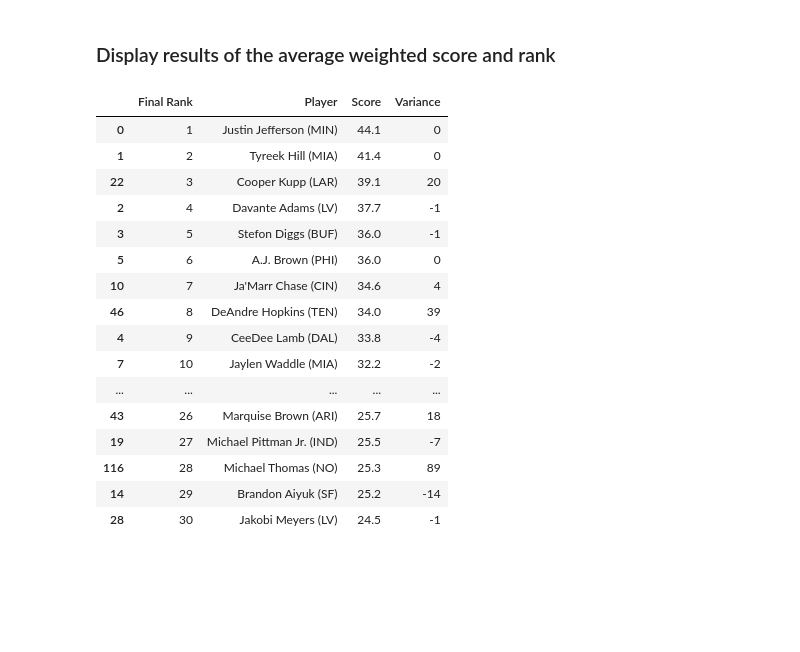
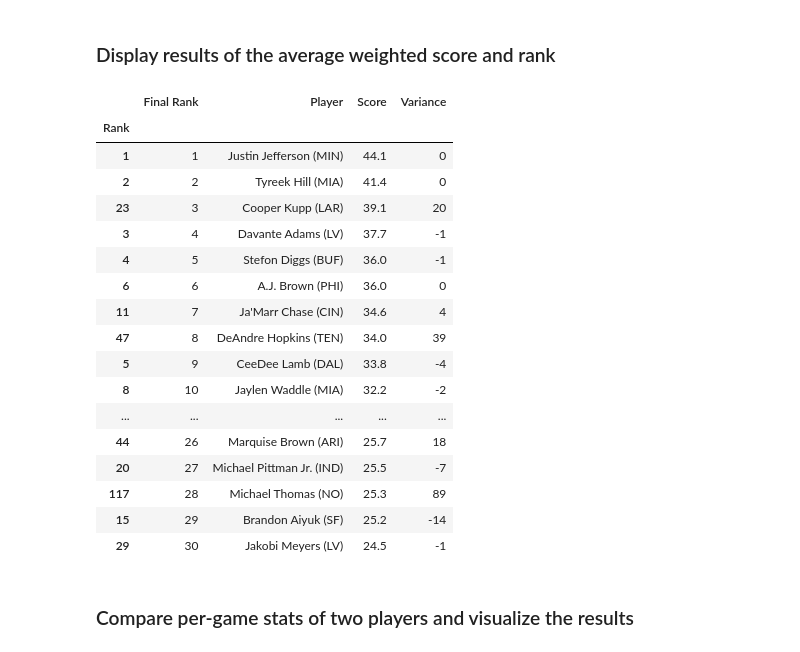
Before and after one commit to meltangonan/fantasy-football, a Jupyter notebook: WR Model.ipynb, the cells around one changed output. Drawn from its saved outputs; the diff is of its cells as text; code cells hidden in the pictures; blank space fills up the shorter version.

```diff
--- a/WR Model.ipynb
+++ b/WR Model.ipynb
@@ -278,23 +279,27 @@ df['Variance'] = df['Rank'] - df['Final Rank']
 ### Display results of the average weighted score and rank
 # %%
 # Display the results for the select columns
-df[['Final Rank', 'Player', 'Score', 'Variance']]\
-    .sort_values(by='Final Rank', ascending=True).head(30)
+analysis = df[['Rank', 'Final Rank', 'Player', 'Score', 'Variance']]
+analysis.set_index('Rank', inplace=True)
+analysis.sort_values(by='Final Rank', ascending=True).head(30)
 # %% [output]
 |  | Final Rank | Player | Score | Variance |
-| 0 | 1 | Justin Jefferson (MIN) | 44.1 | 0 |
-| 1 | 2 | Tyreek Hill (MIA) | 41.4 | 0 |
-| 22 | 3 | Cooper Kupp (LAR) | 39.1 | 20 |
-| 2 | 4 | Davante Adams (LV) | 37.7 | -1 |
-| 3 | 5 | Stefon Diggs (BUF) | 36.0 | -1 |
-| 5 | 6 | A.J. Brown (PHI) | 36.0 | 0 |
-| 10 | 7 | Ja'Marr Chase (CIN) | 34.6 | 4 |
-| 46 | 8 | DeAndre Hopkins (TEN) | 34.0 | 39 |
-| 4 | 9 | CeeDee Lamb (DAL) | 33.8 | -4 |
-| 7 | 10 | Jaylen Waddle (MIA) | 32.2 | -2 |
+| Rank |  |  |  |  |
+| 1 | 1 | Justin Jefferson (MIN) | 44.1 | 0 |
+| 2 | 2 | Tyreek Hill (MIA) | 41.4 | 0 |
+| 23 | 3 | Cooper Kupp (LAR) | 39.1 | 20 |
+| 3 | 4 | Davante Adams (LV) | 37.7 | -1 |
+| 4 | 5 | Stefon Diggs (BUF) | 36.0 | -1 |
+| 6 | 6 | A.J. Brown (PHI) | 36.0 | 0 |
+| 11 | 7 | Ja'Marr Chase (CIN) | 34.6 | 4 |
+| 47 | 8 | DeAndre Hopkins (TEN) | 34.0 | 39 |
+| 5 | 9 | CeeDee Lamb (DAL) | 33.8 | -4 |
+| 8 | 10 | Jaylen Waddle (MIA) | 32.2 | -2 |
 | ... | ... | ... | ... | ... |
-| 43 | 26 | Marquise Brown (ARI) | 25.7 | 18 |
-| 19 | 27 | Michael Pittman Jr. (IND) | 25.5 | -7 |
-| 116 | 28 | Michael Thomas (NO) | 25.3 | 89 |
-| 14 | 29 | Brandon Aiyuk (SF) | 25.2 | -14 |
-| 28 | 30 | Jakobi Meyers (LV) | 24.5 | -1 |
+| 44 | 26 | Marquise Brown (ARI) | 25.7 | 18 |
+| 20 | 27 | Michael Pittman Jr. (IND) | 25.5 | -7 |
+| 117 | 28 | Michael Thomas (NO) | 25.3 | 89 |
+| 15 | 29 | Brandon Aiyuk (SF) | 25.2 | -14 |
+| 29 | 30 | Jakobi Meyers (LV) | 24.5 | -1 |
+# %% [markdown]
+### Compare per-game stats of two players and visualize the results
```
Also changed, not shown: parts of 3 cells of this notebook, 1 other file.
